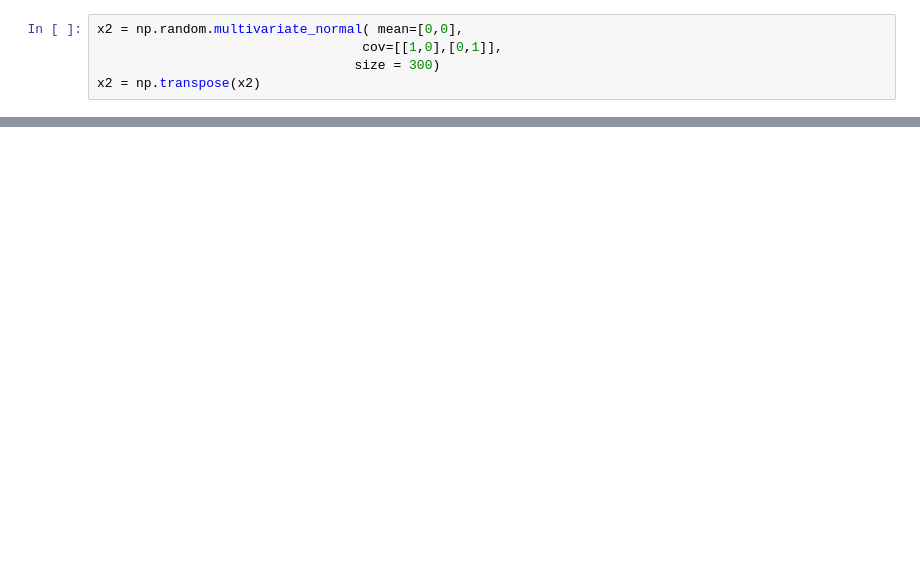
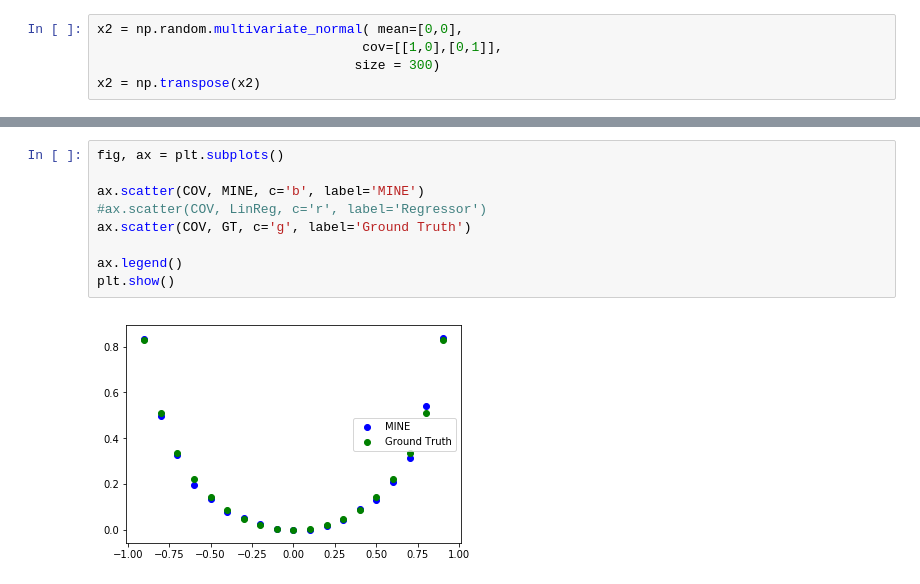
Before and after one commit to ThomasHuang168/EntropyEstimation, a Jupyter notebook: Mutual Information_Gaussian Distribution.ipynb, the cells around one changed output, grey strips where cells are left out. Drawn from its saved outputs; the diff is of its cells as text; blank space fills up the shorter version.

```diff
--- a/Mutual Information_Gaussian Distribution.ipynb
+++ b/Mutual Information_Gaussian Distribution.ipynb
@@ -88 +185,12 @@ COV = []
+# %%
+fig, ax = plt.subplots()
+
+ax.scatter(COV, MINE, c='b', label='MINE')
+#ax.scatter(COV, LinReg, c='r', label='Regressor')
+ax.scatter(COV, GT, c='g', label='Ground Truth')
+
+ax.legend()
+plt.show()
+# %% [output]
+[figure, added]
 # %%
```
Also changed, not shown: parts of 22 cells of this notebook, 2 other files.
